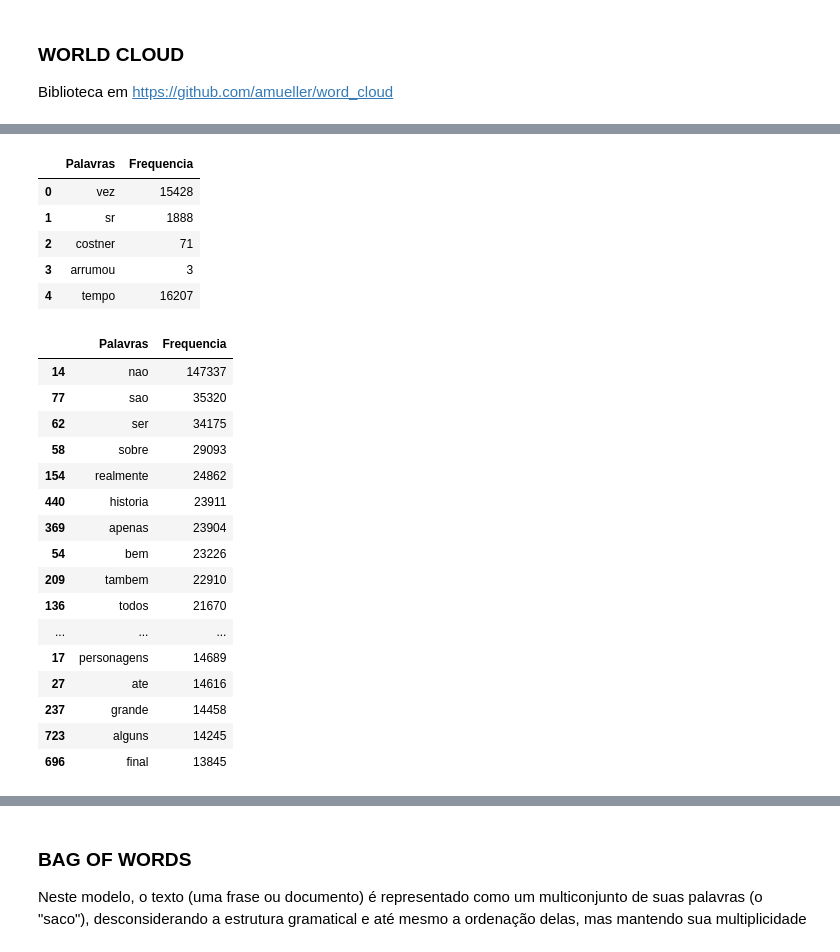
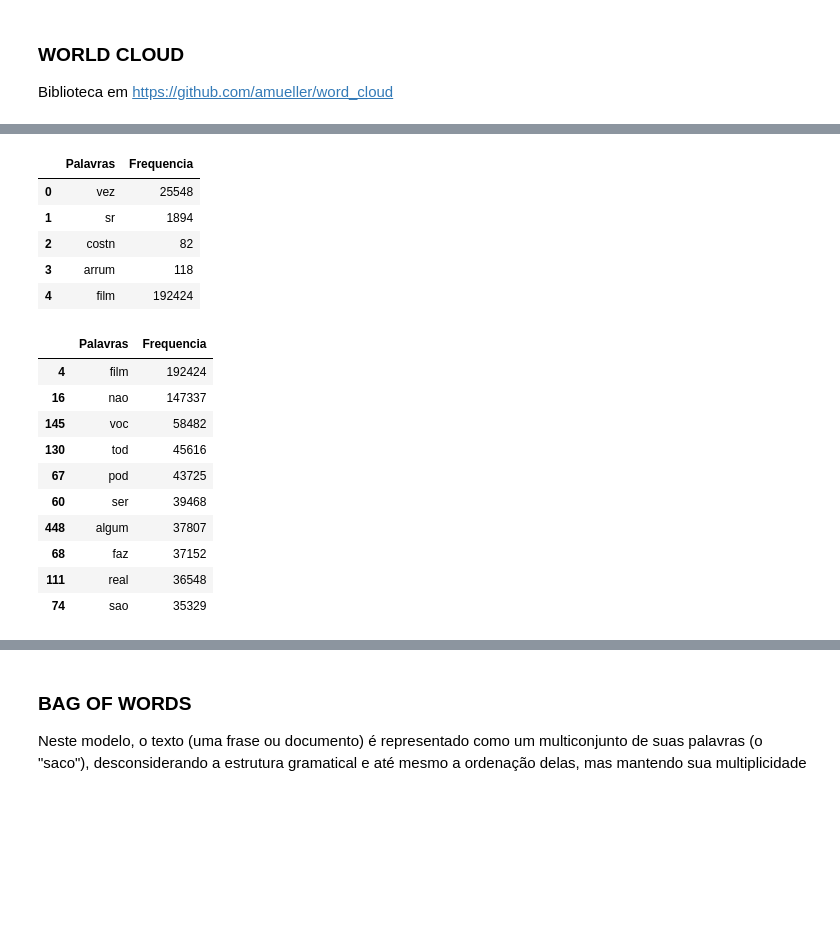
Before and after one commit to izmcm/machine-learning, a Jupyter notebook: [PLN]analise-filmes.ipynb, the cells around one changed output, grey strips where cells are left out. Cells and saved outputs as stored; diff of their text form; code cells hidden in the pictures; blank space fills up the shorter version.

```diff
--- a/[PLN]analise-filmes.ipynb
+++ b/[PLN]analise-filmes.ipynb
@@ -73,0 +122,17 @@ review['reviewLowercase'][0]
+# %%
+withoutStopWords = list()
+token = tokenize.WordPunctTokenizer()
+
+for i in review["reviewLowercase"]:
+    phrase = list()
+    textWords = token.tokenize(i)
+
+    for words in textWords:
+        if words not in stopWords:
+            phrase.append(words)
+
+    withoutStopWords.append(' '.join(phrase))
+
+review['reviewWithoutStopWords'] = withoutStopWords
+
+review['reviewWithoutStopWords'][0]
@@ -73,0 +141,19 @@ review['reviewLowercase'][0]
+# %%
+# retirando radical
+stemmer = nltk.RSLPStemmer()
+stemmerPhrase = list()
+
+token = tokenize.WordPunctTokenizer()
+
+for i in review["reviewWithoutStopWords"]:
+    phrase = list()
+    textWords = token.tokenize(i)
+
+    for words in textWords:
+        phrase.append(stemmer.stem(words))
+
+    stemmerPhrase.append(' '.join(phrase))
+
+review['reviewStemmer'] = stemmerPhrase
+
+review['reviewStemmer'][0]
@@ -200,40 +221,34 @@ plt.show()
 # %%
-spaceToken = tokenize.WordPunctTokenizer()
-allWords = ' '.join([text for text in review["reviewWithoutStopWords"]])
+token = tokenize.WordPunctTokenizer()
+allWords = ' '.join([text for text in review["reviewStemmer"]])
 
-frequency = nltk.FreqDist(spaceToken.tokenize(allWords))
+frequency = nltk.FreqDist(token.tokenize(allWords))
 
 frequencyDF = pd.DataFrame({"Palavras": list(frequency.keys()),
                            "Frequencia": list(frequency.values())})
 frequencyDF.head()
 # %% [output]
 |  | Palavras | Frequencia |
-| 0 | vez | 15428 |
-| 1 | sr | 1888 |
-| 2 | costner | 71 |
-| 3 | arrumou | 3 |
-| 4 | tempo | 16207 |
+| 0 | vez | 25548 |
+| 1 | sr | 1894 |
+| 2 | costn | 82 |
+| 3 | arrum | 118 |
+| 4 | film | 192424 |
 # %%
-frequencyDFtop10 = frequencyDF.nlargest(columns="Frequencia", n=30)
+frequencyDFtop10 = frequencyDF.nlargest(columns="Frequencia", n=10)
 frequencyDFtop10
 # %% [output]
 |  | Palavras | Frequencia |
-| 14 | nao | 147337 |
-| 77 | sao | 35320 |
-| 62 | ser | 34175 |
-| 58 | sobre | 29093 |
-| 154 | realmente | 24862 |
-| 440 | historia | 23911 |
-| 369 | apenas | 23904 |
-| 54 | bem | 23226 |
-| 209 | tambem | 22910 |
-| 136 | todos | 21670 |
-| ... | ... | ... |
-| 17 | personagens | 14689 |
-| 27 | ate | 14616 |
-| 237 | grande | 14458 |
-| 723 | alguns | 14245 |
-| 696 | final | 13845 |
+| 4 | film | 192424 |
+| 16 | nao | 147337 |
+| 145 | voc | 58482 |
+| 130 | tod | 45616 |
+| 67 | pod | 43725 |
+| 60 | ser | 39468 |
+| 448 | algum | 37807 |
+| 68 | faz | 37152 |
+| 111 | real | 36548 |
+| 74 | sao | 35329 |
 # %%
 !pip install seaborn
 # %% [output]
```
Also changed, not shown: parts of 20 cells of this notebook.
